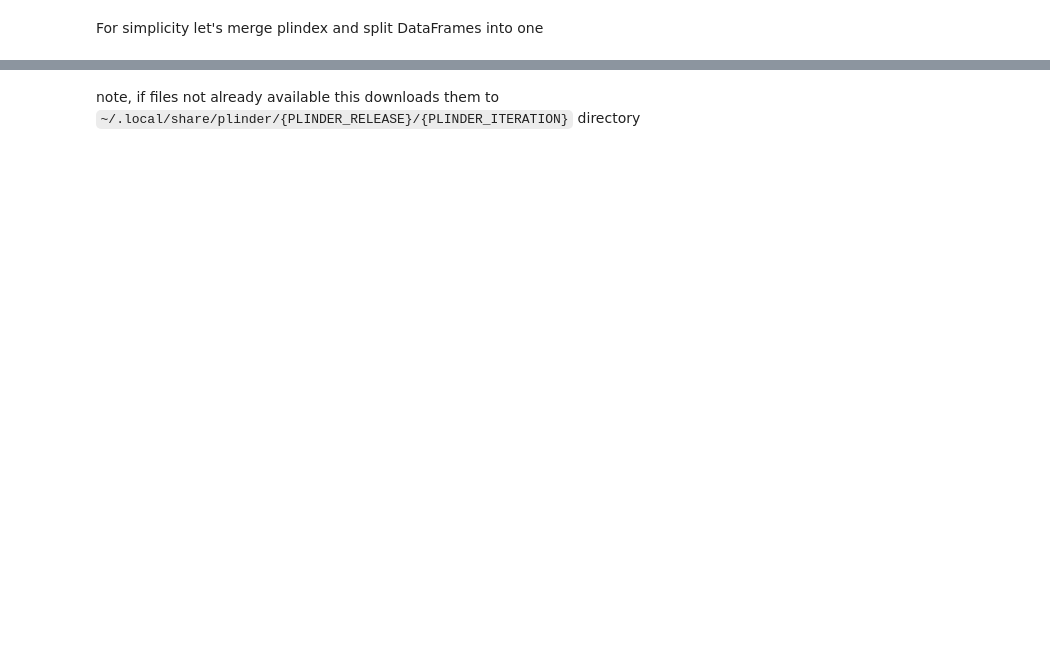
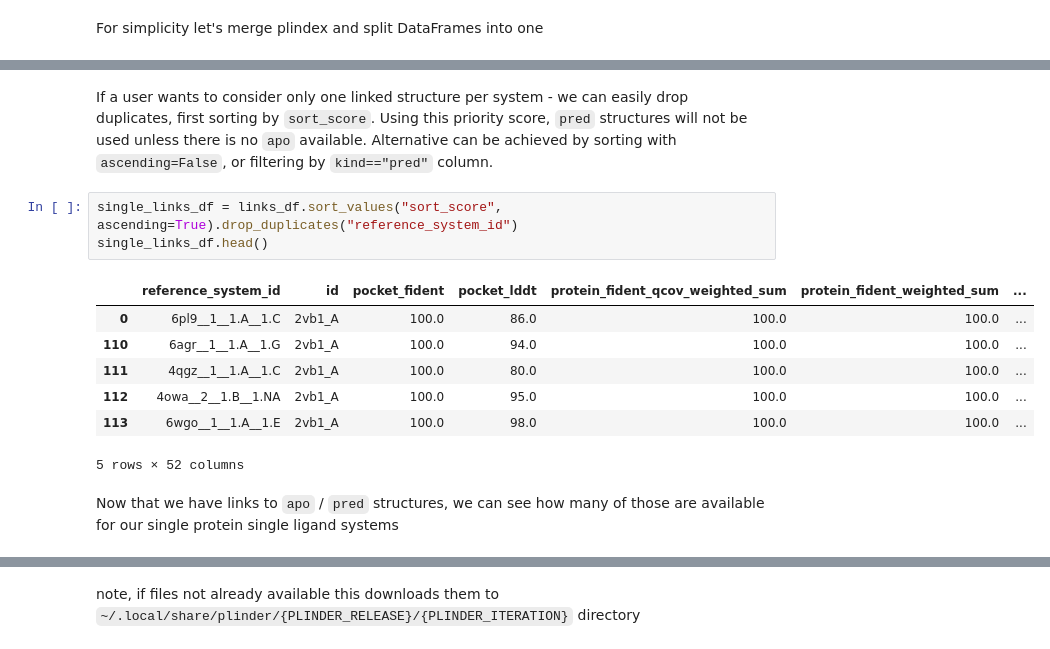
Before and after one commit to plinder-org/plinder, a Jupyter notebook: docs/examples/data-access-v2.ipynb, the cells around one changed output, grey strips where cells are left out. Drawn from its saved outputs; the diff is of its cells as text; blank space fills up the shorter version.

```diff
--- a/docs/examples/data-access-v2.ipynb
+++ b/docs/examples/data-access-v2.ipynb
@@ -141,0 +185,15 @@ val_dataset = PlinderDataset(
+# %% [markdown]
+If a user wants to consider only one linked structure per system - we can easily drop duplicates, first sorting by `sort_score`. Using this priority score, `pred` structures will not be used unless there is no `apo` available. Alternative can be achieved by sorting with `ascending=False`, or filtering by `kind=="pred"` column.
+# %%
+single_links_df = links_df.sort_values("sort_score", ascending=True).drop_duplicates("reference_system_id")
+single_links_df.head()
+# %% [output]
+|  | reference_system_id | id | pocket_fident | pocket_lddt | protein_fident_qcov_weighted_sum | protein_fident_weighted_sum | ... |
+| 0 | 6pl9__1__1.A__1.C | 2vb1_A | 100.0 | 86.0 | 100.0 | 100.0 | ... |
+| 110 | 6agr__1__1.A__1.G | 2vb1_A | 100.0 | 94.0 | 100.0 | 100.0 | ... |
+| 111 | 4qgz__1__1.A__1.C | 2vb1_A | 100.0 | 80.0 | 100.0 | 100.0 | ... |
+| 112 | 4owa__2__1.B__1.NA | 2vb1_A | 100.0 | 95.0 | 100.0 | 100.0 | ... |
+| 113 | 6wgo__1__1.A__1.E | 2vb1_A | 100.0 | 98.0 | 100.0 | 100.0 | ... |
+5 rows × 52 columns
+# %% [markdown]
+Now that we have links to `apo` / `pred` structures, we can see how many of those are available for our single protein single ligand systems
```
Also changed, not shown: parts of 46 cells of this notebook.
